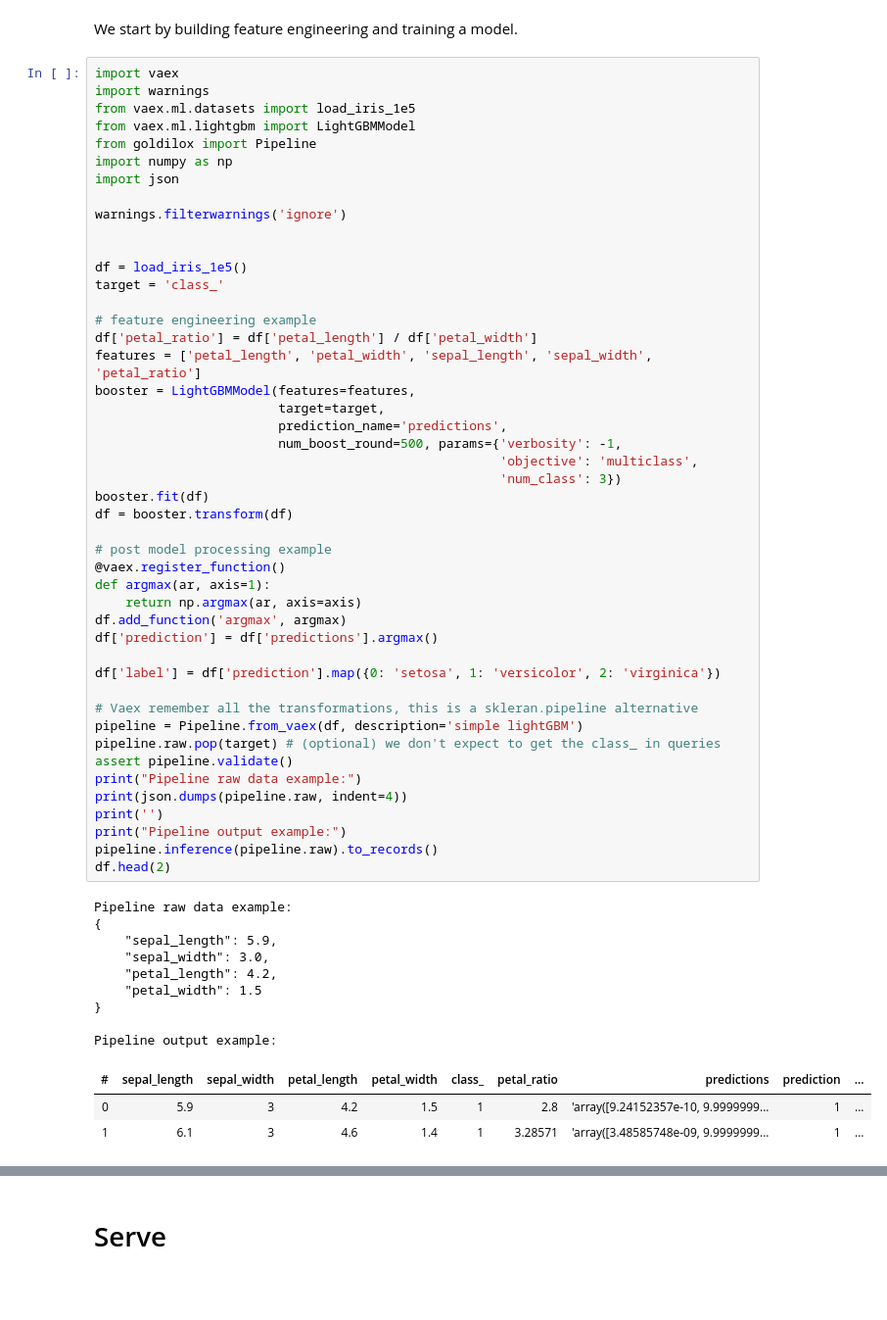
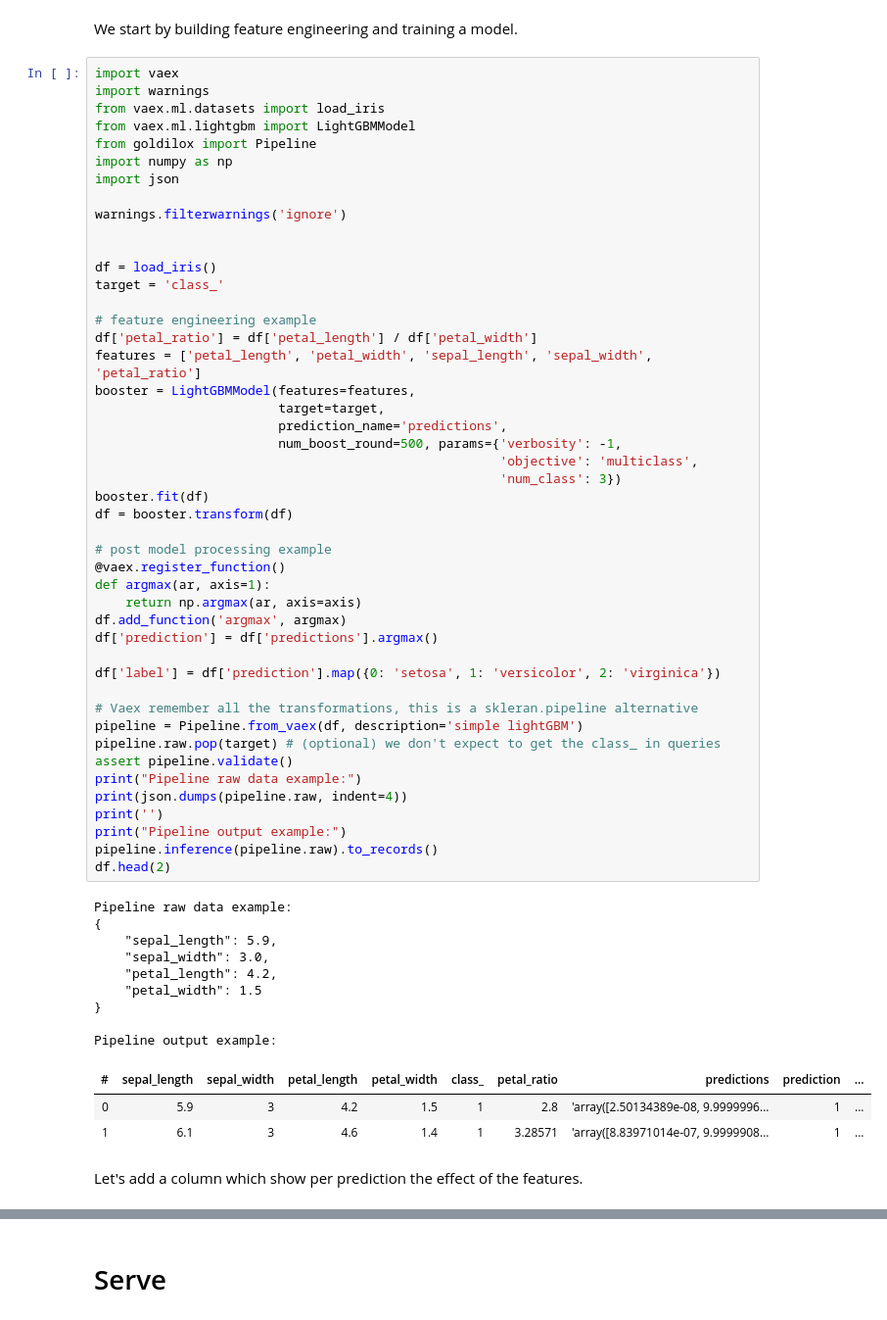
Before and after one commit to xdssio/goldilox, a Jupyter notebook: notebooks/explanations_shap.ipynb, the cells around one changed output, grey strips where cells are left out. Shown at 98% size. Cells and saved outputs as stored; diff of their text form; blank space fills up the shorter version.

```diff
--- a/notebooks/explanations_shap.ipynb
+++ b/notebooks/explanations_shap.ipynb
@@ -7,7 +7,7 @@ We start by building feature engineering and training a model.
 # %%
 import vaex
 import warnings
-from vaex.ml.datasets import load_iris_1e5
+from vaex.ml.datasets import load_iris
 from vaex.ml.lightgbm import LightGBMModel
 from goldilox import Pipeline
 import numpy as np
@@ -16,7 +16,7 @@ import json
 warnings.filterwarnings('ignore')
 
 
-df = load_iris_1e5()
+df = load_iris()
 target = 'class_'
 
 # feature engineering example
@@ -34,35 +34,37 @@ df = booster.transform(df)
 # post model processing example
 @vaex.register_function()
 def argmax(ar, axis=1):
     return np.argmax(ar, axis=axis)
 df.add_function('argmax', argmax)
 df['prediction'] = df['predictions'].argmax()
 
 df['label'] = df['prediction'].map({0: 'setosa', 1: 'versicolor', 2: 'virginica'})
 
 # Vaex remember all the transformations, this is a skleran.pipeline alternative
 pipeline = Pipeline.from_vaex(df, description='simple lightGBM')
 pipeline.raw.pop(target) # (optional) we don't expect to get the class_ in queries
 assert pipeline.validate()
 print("Pipeline raw data example:")
 print(json.dumps(pipeline.raw, indent=4))
 print('')
 print("Pipeline output example:")
 pipeline.inference(pipeline.raw).to_records()
 df.head(2)
 # %% [output]
 Pipeline raw data example:
 {
     "sepal_length": 5.9,
     "sepal_width": 3.0,
     "petal_length": 4.2,
     "petal_width": 1.5
 }
 
 Pipeline output example:
 | # | sepal_length | sepal_width | petal_length | petal_width | class_ | petal_ratio | predictions | prediction | ... |
-| 0 | 5.9 | 3 | 4.2 | 1.5 | 1 | 2.8 | 'array([9.24152357e-10, 9.9999999... | 1 | ... |
-| 1 | 6.1 | 3 | 4.6 | 1.4 | 1 | 3.28571 | 'array([3.48585748e-09, 9.9999999... | 1 | ... |
+| 0 | 5.9 | 3 | 4.2 | 1.5 | 1 | 2.8 | 'array([2.50134389e-08, 9.9999996... | 1 | ... |
+| 1 | 6.1 | 3 | 4.6 | 1.4 | 1 | 3.28571 | 'array([8.83971014e-07, 9.9999908... | 1 | ... |
+# %% [markdown]
+Let's add a column which show per prediction the effect of the features.
 # %%
 import shap
 import pyarrow as pa
```
Also changed, not shown: parts of 5 cells of this notebook.
